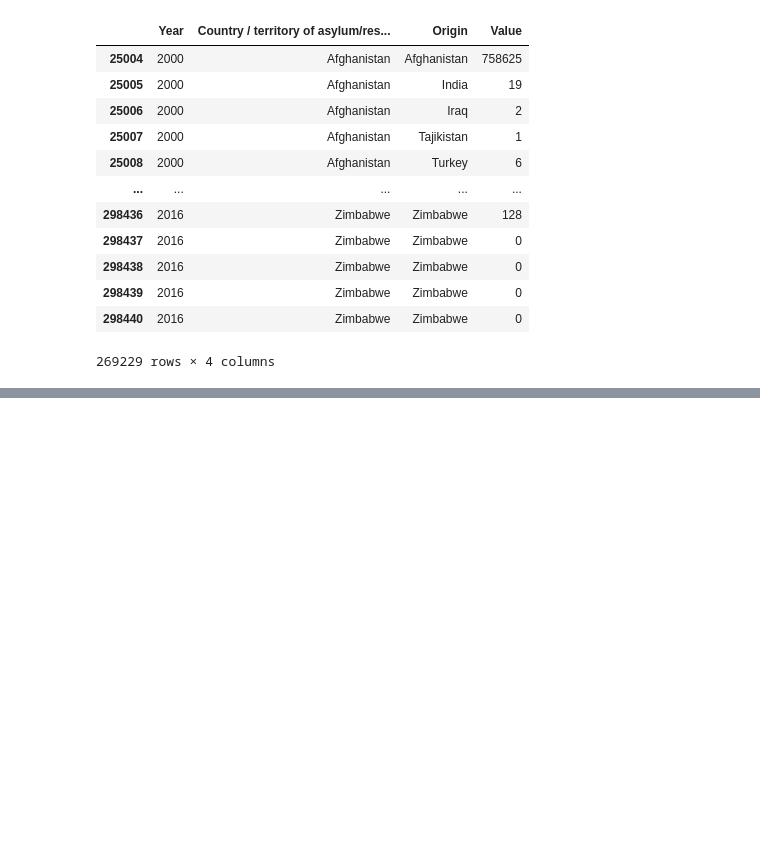
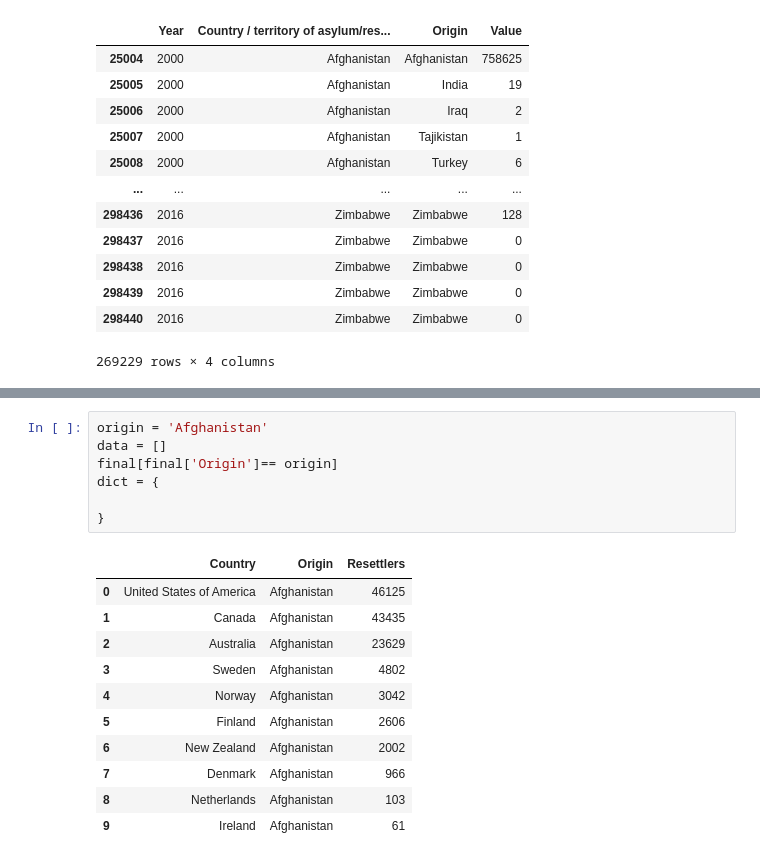
Before and after one commit to Mutlaq0/project_Asylum, a Jupyter notebook: Untitled.ipynb, the cells around one changed output, grey strips where cells are left out. Cells and saved outputs as stored; diff of their text form; blank space fills up the shorter version.

```diff
--- a/Untitled.ipynb
+++ b/Untitled.ipynb
@@ -247,0 +310,19 @@ refugees_time.to_csv('refugees_time.csv',index= False)
+# %%
+origin = 'Afghanistan'
+data = []
+final[final['Origin']== origin]
+dict = {
+
+}
+# %% [output]
+|  | Country | Origin | Resettlers |
+| 0 | United States of America | Afghanistan | 46125 |
+| 1 | Canada | Afghanistan | 43435 |
+| 2 | Australia | Afghanistan | 23629 |
+| 3 | Sweden | Afghanistan | 4802 |
+| 4 | Norway | Afghanistan | 3042 |
+| 5 | Finland | Afghanistan | 2606 |
+| 6 | New Zealand | Afghanistan | 2002 |
+| 7 | Denmark | Afghanistan | 966 |
+| 8 | Netherlands | Afghanistan | 103 |
+| 9 | Ireland | Afghanistan | 61 |
```
Also changed, not shown: parts of 22 cells of this notebook, 6 other files.
